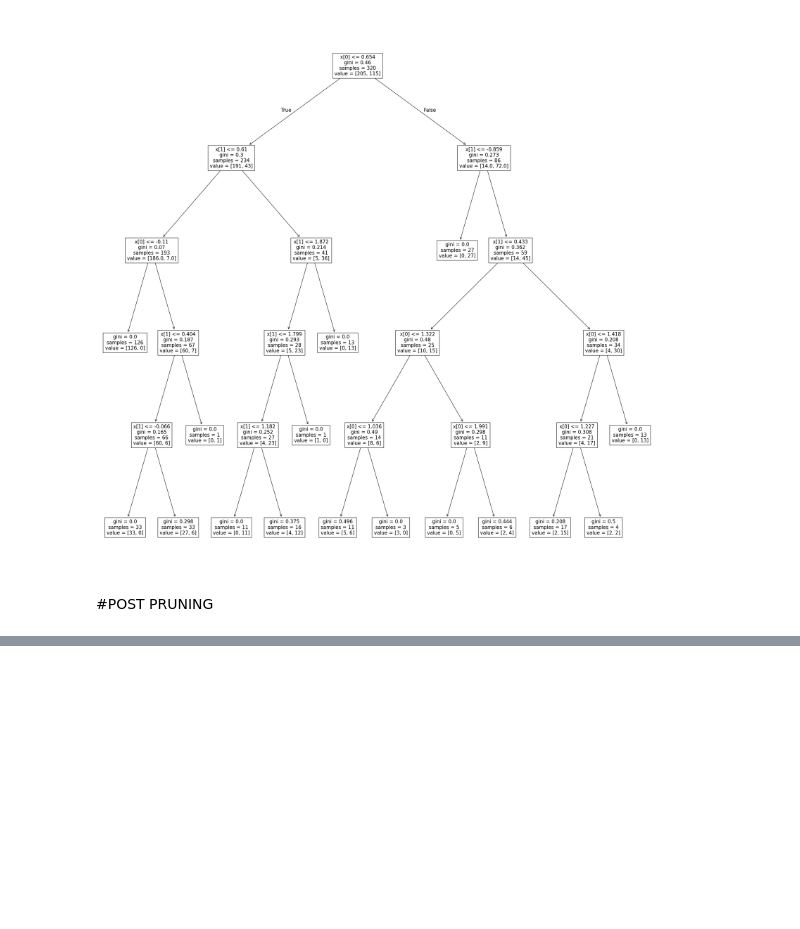
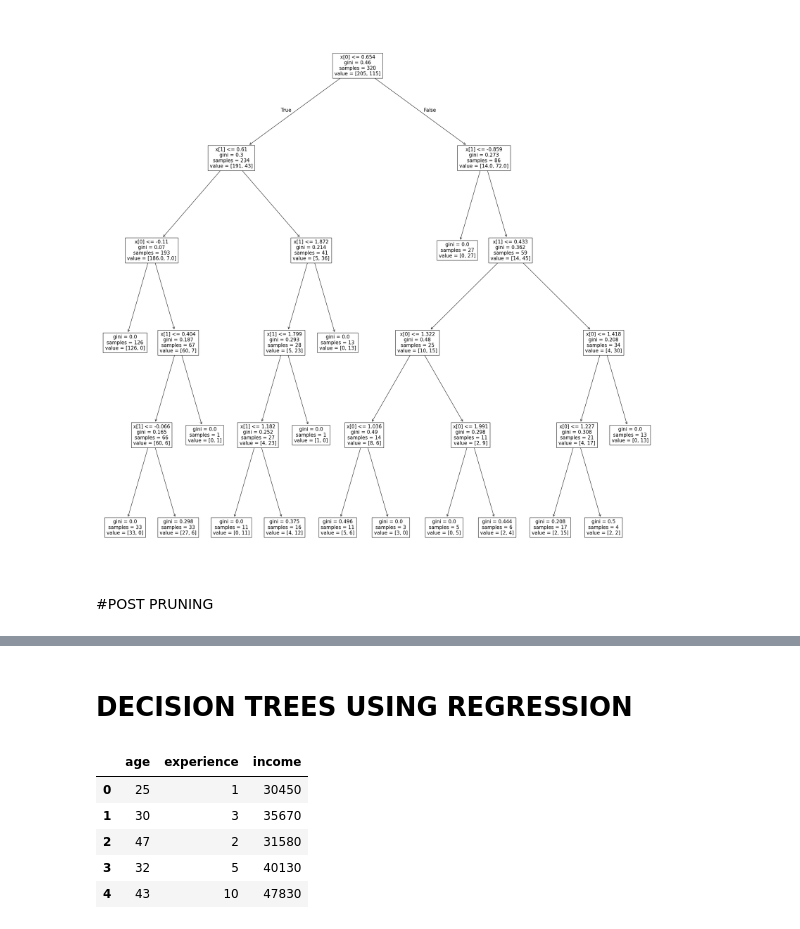
Before and after one commit to Meghhanaa/Data_science_tuts, a Jupyter notebook: jupyter codes/decision trees.ipynb, the cells around one changed output, grey strips where cells are left out. Cells and saved outputs as stored; diff of their text form; code cells hidden in the pictures; blank space fills up the shorter version.

```diff
--- a/jupyter codes/decision trees.ipynb
+++ b/jupyter codes/decision trees.ipynb
@@ -224,3 +224,15 @@ for i in range(1,20):
 0.8375 0.996875
 # %%
 #yhan par hme pta lag gaya ki 2 or 3 no. me train and testing data ke andr accuracy score sabse kam hai issliye , hum yhan par ussko hi choose krenge jisme sabse kam traing and testing data ke andr difference hoga
+# %% [markdown]
+# DECISION TREES USING REGRESSION
+# %%
+datas = pd.read_csv("D:\data-analytics\multiple_linear_regression_dataset.csv")
+datas.head(5)
+# %% [output]
+|  | age | experience | income |
+| 0 | 25 | 1 | 30450 |
+| 1 | 30 | 3 | 35670 |
+| 2 | 47 | 2 | 31580 |
+| 3 | 32 | 5 | 40130 |
+| 4 | 43 | 10 | 47830 |
```
Also changed, not shown: parts of 17 cells of this notebook.
